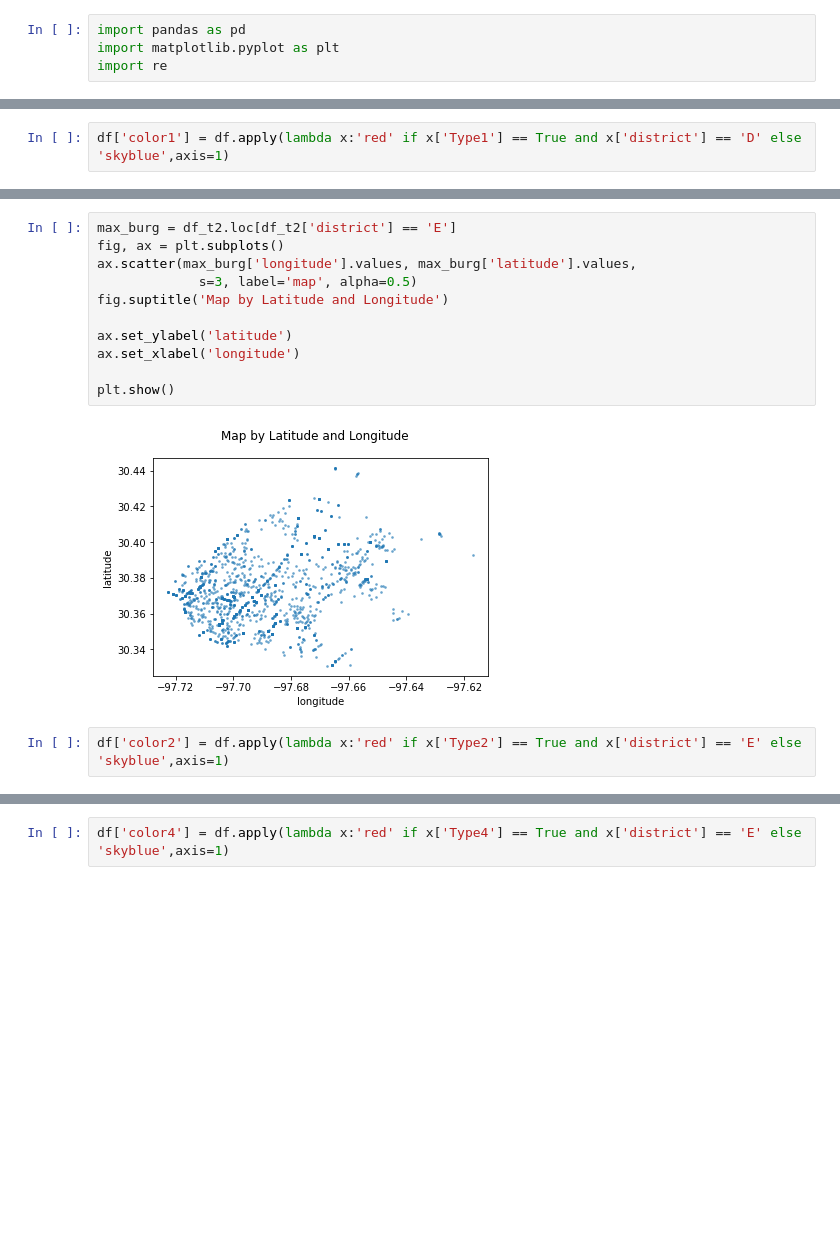
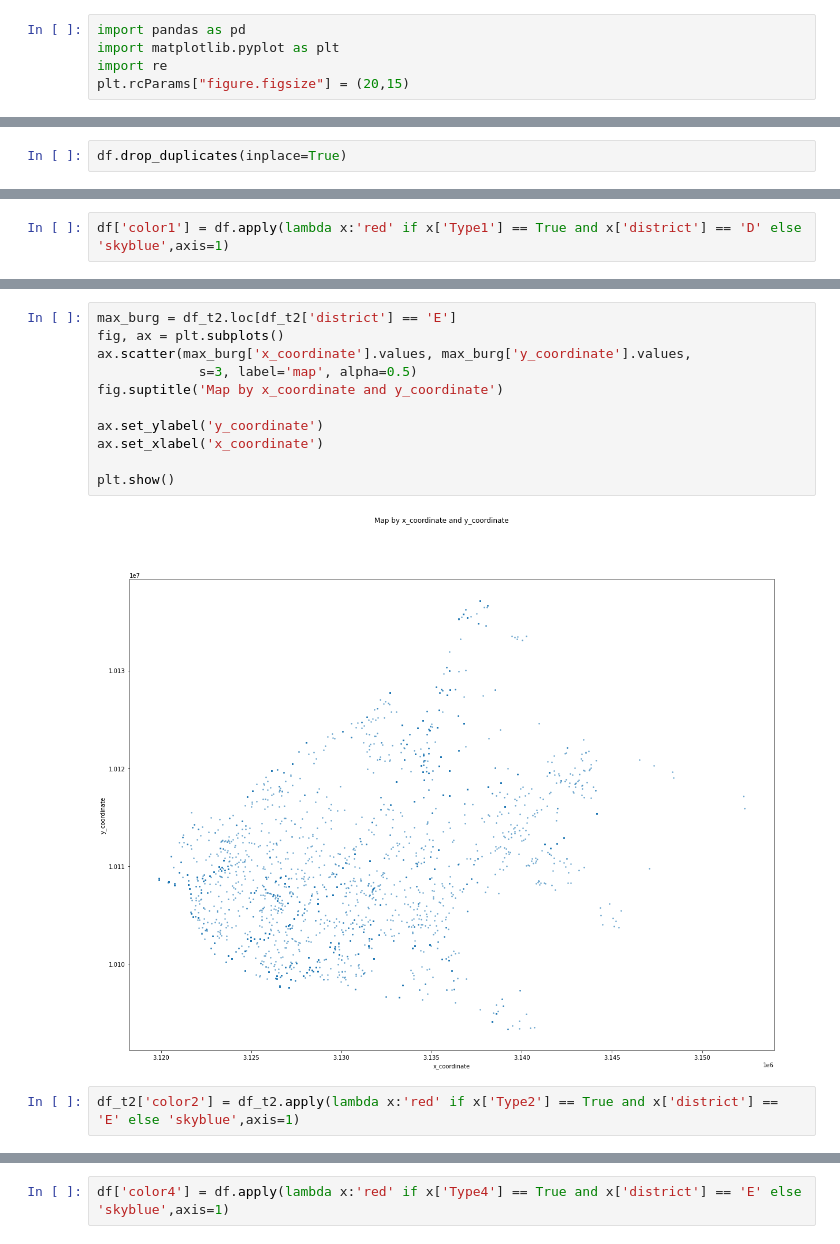
Before and after one commit to TR1234567/6420422012_MiniProject, a Jupyter notebook: MiniProject_6420422012.ipynb, the cells around one changed output, grey strips where cells are left out. Saved outputs shown, nothing was run; the diff lists cells and outputs as text; blank space fills up the shorter version.

```diff
--- a/MiniProject_6420422012.ipynb
+++ b/MiniProject_6420422012.ipynb
@@ -2,8 +4,11 @@
 import pandas as pd
 import matplotlib.pyplot as plt
 import re
+plt.rcParams["figure.figsize"] = (20,15)
 # %%
 df = pd.read_csv('austin_crime.csv')
+# %%
+df.drop_duplicates(inplace=True)
 # %%
 df
 # %% [output]
@@ -258,17 +271,17 @@ plt.show()
 # %%
 max_burg = df_t2.loc[df_t2['district'] == 'E']
 fig, ax = plt.subplots()
-ax.scatter(max_burg['longitude'].values, max_burg['latitude'].values,
+ax.scatter(max_burg['x_coordinate'].values, max_burg['y_coordinate'].values,
              s=3, label='map', alpha=0.5)
-fig.suptitle('Map by Latitude and Longitude')
+fig.suptitle('Map by x_coordinate and y_coordinate')
 
-ax.set_ylabel('latitude')
-ax.set_xlabel('longitude')
+ax.set_ylabel('y_coordinate')
+ax.set_xlabel('x_coordinate')
 
 plt.show()
 # %% [output]
-[figure, old version]
+[figure, new version]
 # %%
-df['color2'] = df.apply(lambda x:'red' if x['Type2'] == True and x['district'] == 'E' else 'skyblue',axis=1)
+df_t2['color2'] = df_t2.apply(lambda x:'red' if x['Type2'] == True and x['district'] == 'E' else 'skyblue',axis=1)
 # %%
 fig, ax = plt.subplots()
```
Also changed, not shown: parts of 61 cells of this notebook.
